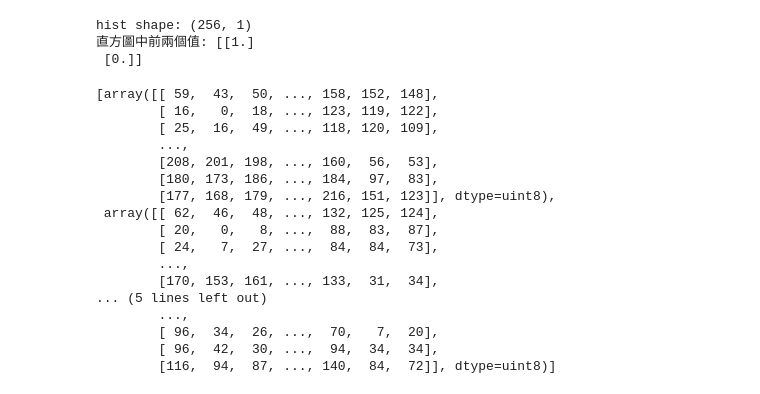
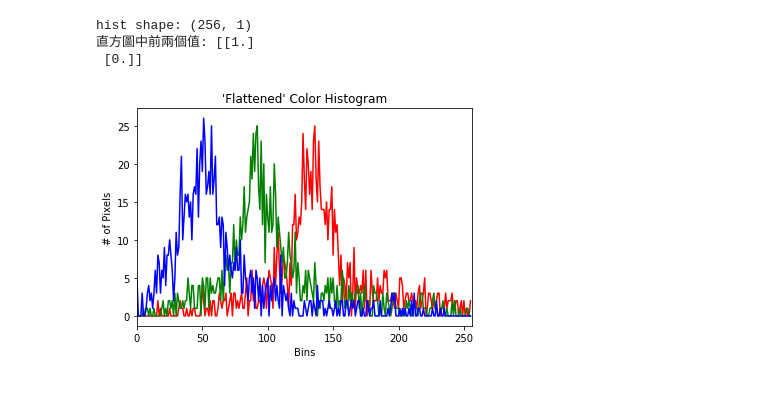
Before and after one commit to jerrymark611/3rd-ML100-Days, a Jupyter notebook: homework/Day_090_color_histogram_HW.ipynb, the cells around one changed output. Drawn from its saved outputs; the diff is of its cells as text; code cells hidden in the pictures.

```diff
--- a/homework/Day_090_color_histogram_HW.ipynb
+++ b/homework/Day_090_color_histogram_HW.ipynb
@@ -55,39 +51,20 @@ hist shape: (256, 1)
  [0.]]
 # %%
 chans = cv2.split(image) # 把圖像的 3 個 channel 切分出來
-chans
 colors = ("r", "g", "b")
 plt.figure()
 plt.title("'Flattened' Color Histogram")
 plt.xlabel("Bins")
 plt.ylabel("# of Pixels")
-red=0
-green=0
-blue=0
+
 # 對於所有 channel
 for (chan, color) in zip(chans, colors):
     # 計算該 channel 的直方圖
     hist = cv2.calcHist([chan], [0], None, [256], [0, 256])
 
     # 畫出該 channel 的直方圖
     plt.plot(hist, color = color)
-    plt.xlim([16, 32])
+    plt.xlim([0, 256])
 plt.show()
 # %% [output]
-[array([[ 59,  43,  50, ..., 158, 152, 148],
-        [ 16,   0,  18, ..., 123, 119, 122],
-        [ 25,  16,  49, ..., 118, 120, 109],
-        ...,
-        [208, 201, 198, ..., 160,  56,  53],
-        [180, 173, 186, ..., 184,  97,  83],
-        [177, 168, 179, ..., 216, 151, 123]], dtype=uint8),
- array([[ 62,  46,  48, ..., 132, 125, 124],
-        [ 20,   0,   8, ...,  88,  83,  87],
-        [ 24,   7,  27, ...,  84,  84,  73],
-        ...,
-        [170, 153, 161, ..., 133,  31,  34],
-... (5 lines left out)
-        ...,
-        [ 96,  34,  26, ...,  70,   7,  20],
-        [ 96,  42,  30, ...,  94,  34,  34],
-        [116,  94,  87, ..., 140,  84,  72]], dtype=uint8)]
+[figure, added]
```
Also changed, not shown: parts of 4 cells of this notebook.
